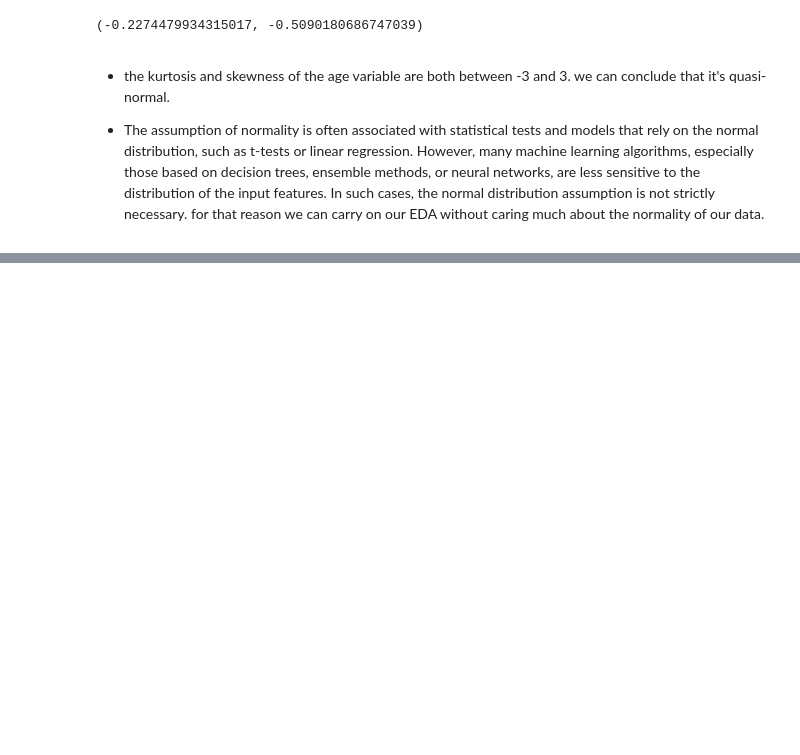
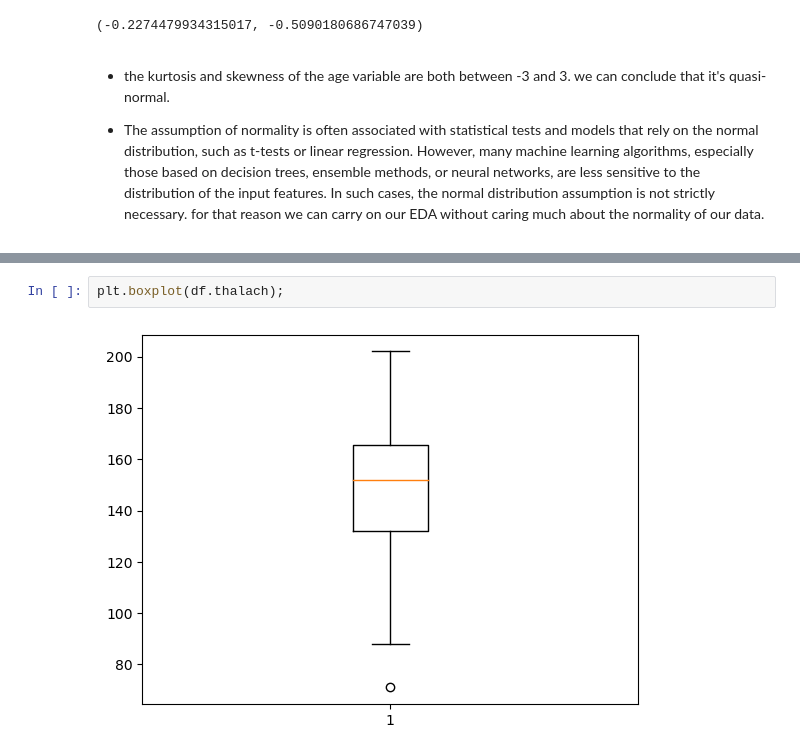
Before and after one commit to mouadiscoding/Sihati-4.0, a Jupyter notebook: heart_disease.ipynb, the cells around one changed output, grey strips where cells are left out. Cells and saved outputs as stored; diff of their text form; blank space fills up the shorter version.

```diff
--- a/heart_disease.ipynb
+++ b/heart_disease.ipynb
@@ -119,0 +200,4 @@ This is a point to be taken into consideration when we are evaluating our models
+# %%
+plt.boxplot(df.thalach);
+# %% [output]
+[figure, added]
```
Also changed, not shown: parts of 13 cells of this notebook.
